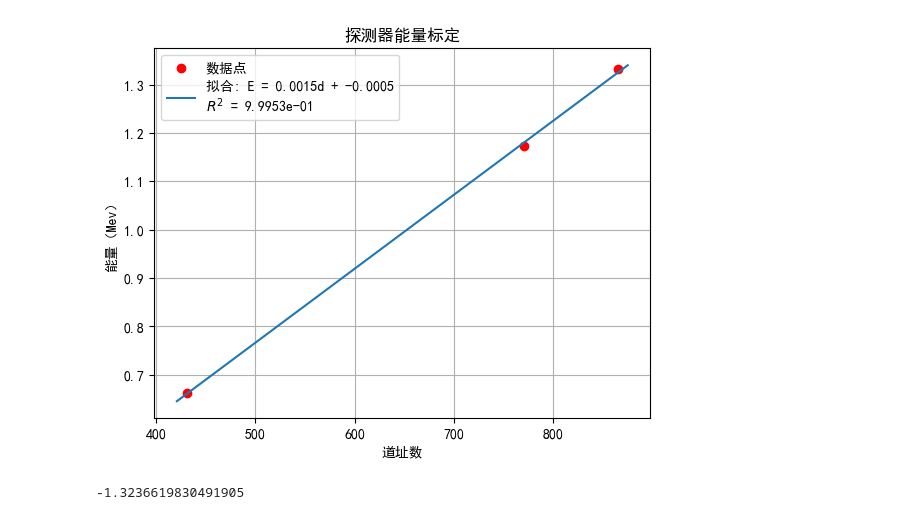
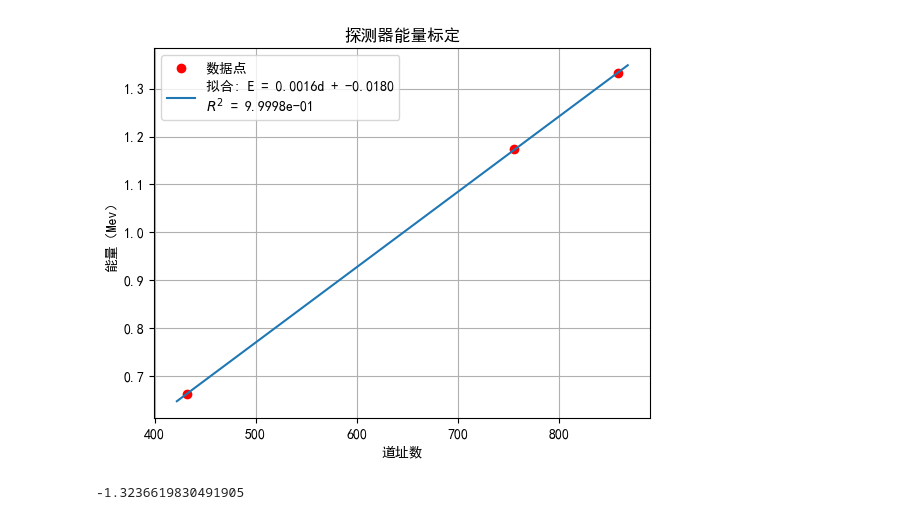
Before and after one commit to TaLEsCuber/APLabR_TaLEs, a Jupyter notebook: Lab1_D6Report/analysis/draft1.ipynb, the cells around one changed output. Saved outputs shown, nothing was run; the diff lists cells and outputs as text; code cells hidden in the pictures.

```diff
--- a/Lab1_D6Report/analysis/draft1.ipynb
+++ b/Lab1_D6Report/analysis/draft1.ipynb
@@ -7,7 +7,7 @@ plt.rcParams['font.sans-serif'] = ['SimHei']  # 指定默认字体
 plt.rcParams['axes.unicode_minus'] = False  # 解决保存图像时负号'-'显示为方块的问题
 
 # 定义两个点
-x = np.array([431, 865, 771])
+x = np.array([432, 858, 755])
 y = np.array([0.662, 1.332, 1.173])
 
 # 使用numpy的polyfit进行线性拟合，1表示拟合的多项式次数为1（线性）
@@ -21,34 +21,34 @@ x_axis = np.linspace(min(x) - 10, max(x) + 10, 100)
 y_axis = polynomial(x_axis)
 
 # 计算相关系数矩阵
 correlation_matrix = np.corrcoef(x, y)
 
 # 获取相关系数（R）
 correlation_xy = correlation_matrix[0,1]
 
 # 计算决定系数（R²）
 r_squared = correlation_xy**2
 
 # 绘制原始点
 plt.scatter(x, y, color='red', label='数据点')
 
 # 绘制拟合的直线
 line_label = f'拟合: E = {coefficients[0]:.4f}d + {coefficients[1]:.4f}\n$R^2$ = {r_squared:.4e}'
 plt.plot(x_axis, y_axis, label=line_label)
 
 # 添加图例
 plt.legend()
 
 # 添加标题和标签
 plt.title('探测器能量标定')
 plt.xlabel('道址数')
 plt.ylabel('能量（Mev）')
 plt.grid()
 
 # 显示图形
 plt.show()
 # %% [output]
-[figure, old version]
+[figure, new version]
 # %%
 (1.8299 - 5.486) / 2.76211
 # %% [output]
```
Also changed, not shown: parts of 6 cells of this notebook, 8 other files.
